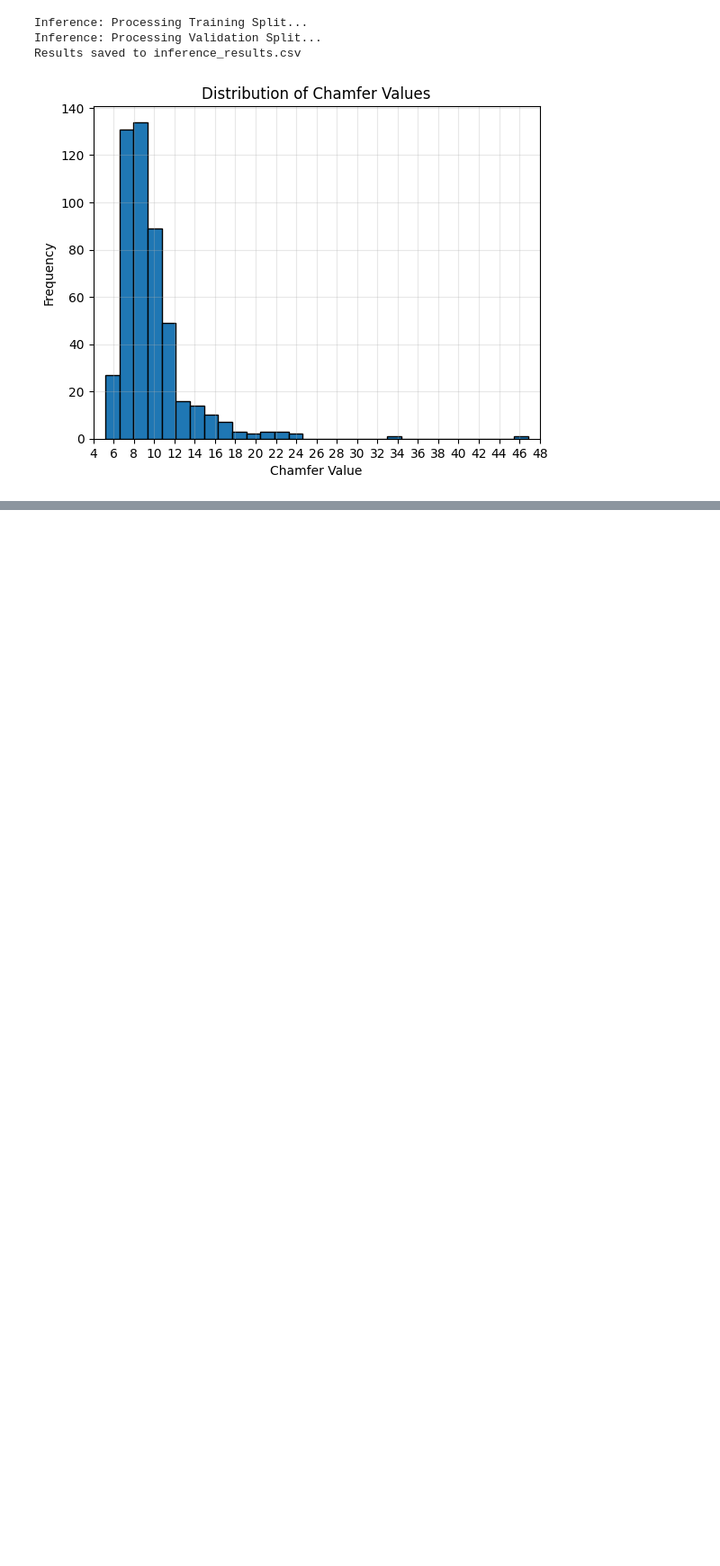
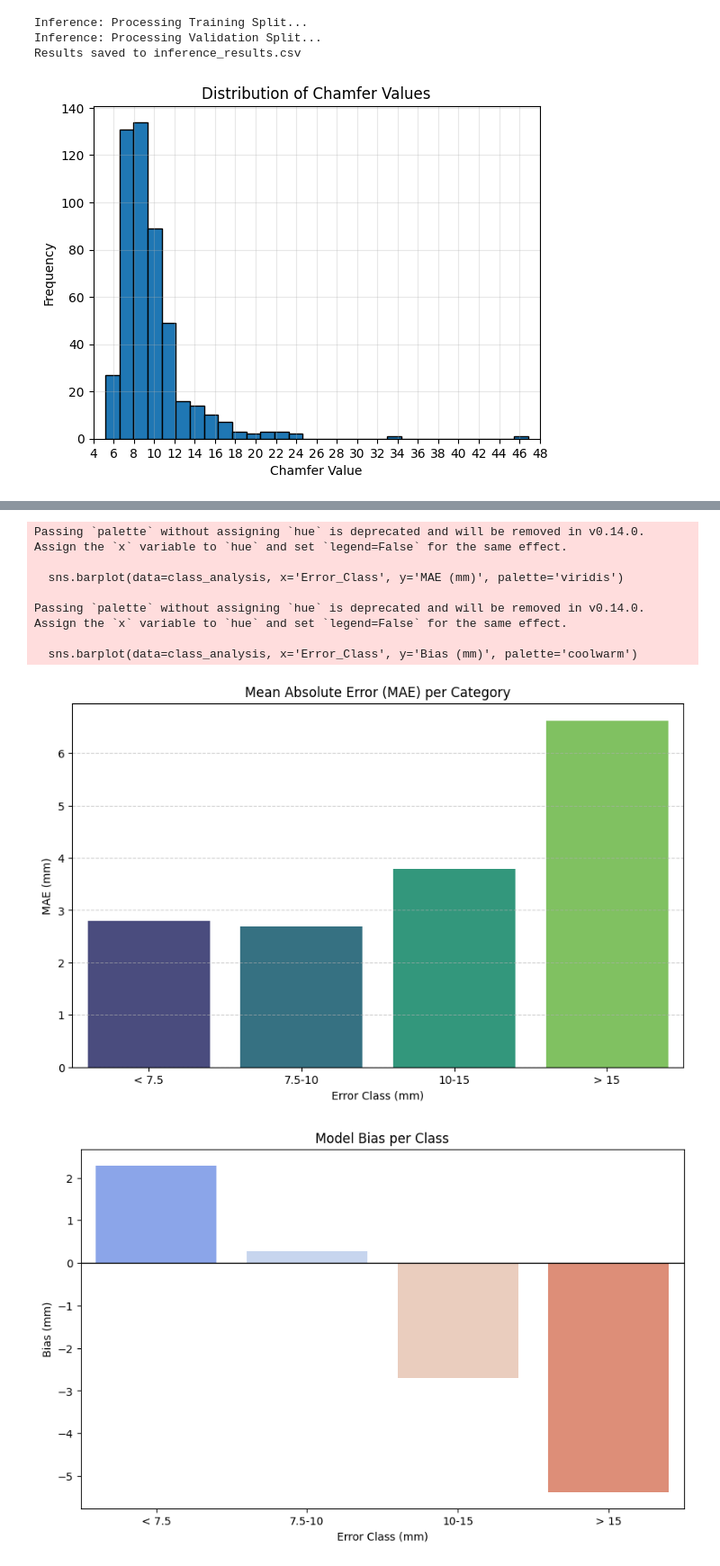
Before and after one commit to alvannauval/pointnet_pytorch_reflective, a Jupyter notebook: testing.ipynb, the cells around one changed output, grey strips where cells are left out. Shown at 90% size. Cells and saved outputs as stored; diff of their text form; code cells hidden in the pictures; blank space fills up the shorter version.

```diff
--- a/testing.ipynb
+++ b/testing.ipynb
@@ -547,0 +545,44 @@ plt.savefig('polar_spider_plot.png')
+# %%
+# ==========================================
+# CLASS-BASED ERROR ANALYSIS
+# ==========================================
+
+# 1. Define your bins and labels
+# We use np.inf to catch everything above 15mm
+bins = [0, 7.5, 10, 15, np.inf]
+labels = ['< 7.5', '7.5-10', '10-15', '> 15']
+
+# 2. Categorize the ground truth into classes
+df['Error_Class'] = pd.cut(df['GroundTruth_CD'], bins=bins, labels=labels)
+
+# 3. Calculate metrics per class
+# We want to see MAE and Bias (is the model under-predicting in that class?)
+class_analysis = df.groupby('Error_Class', observed=True).apply(lambda x: pd.Series({
+    'Count': len(x),
+    'MAE (mm)': (x['Predicted_CD'] - x['GroundTruth_CD']).abs().mean(),
+    'Bias (mm)': (x['Predicted_CD'] - x['GroundTruth_CD']).mean(),
+    'RMSE (mm)': np.sqrt(mean_squared_error(x['GroundTruth_CD'], x['Predicted_CD']))
+})).reset_index()
+
+print("\n--- Error Analysis per Class ---")
+print(class_analysis)
+
+# 4. Visualization: MAE per Class
+plt.figure(figsize=(10, 6))
+sns.barplot(data=class_analysis, x='Error_Class', y='MAE (mm)', palette='viridis')
+plt.title('Mean Absolute Error (MAE) per Category')
+plt.ylabel('MAE (mm)')
+plt.xlabel('Error Class (mm)')
+plt.grid(axis='y', linestyle='--', alpha=0.6)
+plt.savefig('mae_per_class.png')
+
+# 5. Visualization: Bias Analysis (Crucial for Thesis)
+# This shows if the model consistently under-predicts high errors
+plt.figure(figsize=(10, 6))
+sns.barplot(data=class_analysis, x='Error_Class', y='Bias (mm)', palette='coolwarm')
+plt.axhline(0, color='black', linewidth=1)
+plt.title('Model Bias per Class')
+plt.ylabel('Bias (mm)')
+plt.xlabel('Error Class (mm)')
+plt.savefig('bias_per_class.png')
+# %% [output]
@@ -547,0 +595,9 @@ plt.savefig('polar_spider_plot.png')
+Passing `palette` without assigning `hue` is deprecated and will be removed in v0.14.0. Assign the `x` variable to `hue` and set `legend=False` for the same effect.
+
+  sns.barplot(data=class_analysis, x='Error_Class', y='MAE (mm)', palette='viridis')
+
+Passing `palette` without assigning `hue` is deprecated and will be removed in v0.14.0. Assign the `x` variable to `hue` and set `legend=False` for the same effect.
+
+  sns.barplot(data=class_analysis, x='Error_Class', y='Bias (mm)', palette='coolwarm')
+[figure, added]
+[figure, added]
```
Also changed, not shown: parts of 7 cells of this notebook, 51 other files.
